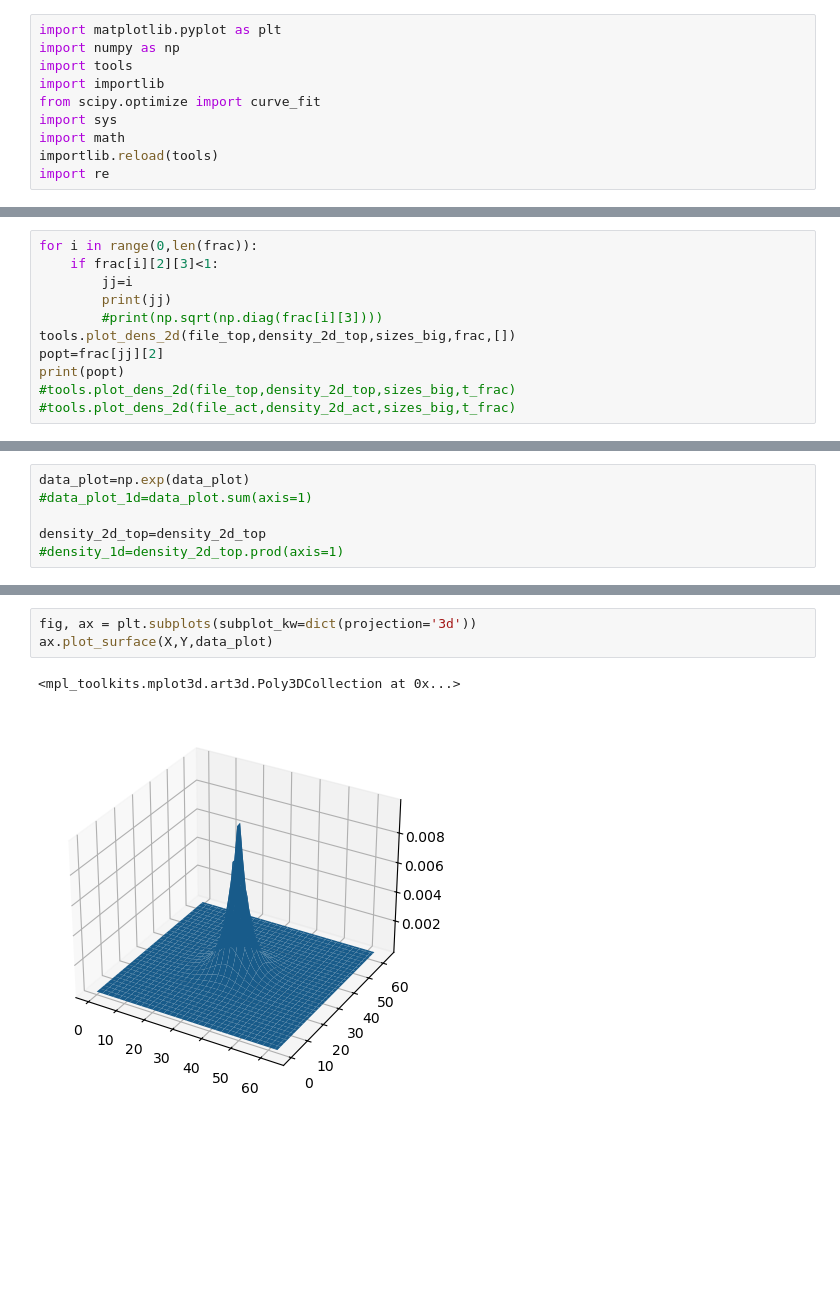
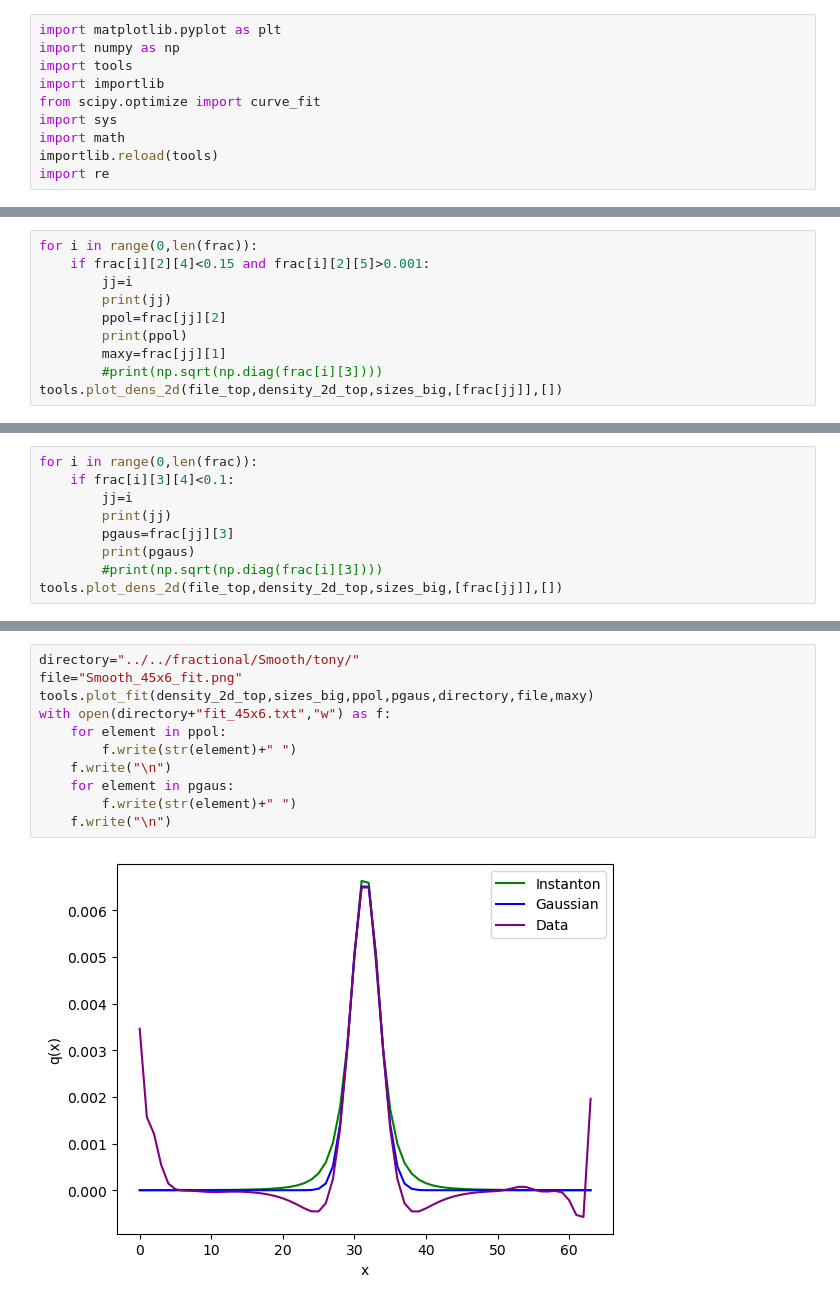
Before and after one commit to Ivan-Soler/AFM, a Jupyter notebook: GF/Fit_inst.ipynb, the cells around one changed output, grey strips where cells are left out. Drawn from its saved outputs; the diff is of its cells as text; blank space fills up the shorter version.

Commit message:
Corrected fitting to Tony's Smooth configuration

```diff
--- a/GF/Fit_inst.ipynb
+++ b/GF/Fit_inst.ipynb
@@ -42,0 +31,10 @@ frac[1][3]
+# %%
+for i in range(0,len(frac)):
+    if frac[i][2][4]<0.15 and frac[i][2][5]>0.001:
+        jj=i
+        print(jj)
+        ppol=frac[jj][2]
+        print(ppol)
+        maxy=frac[jj][1]
+        #print(np.sqrt(np.diag(frac[i][3])))
+tools.plot_dens_2d(file_top,density_2d_top,sizes_big,[frac[jj]],[])
@@ -43,12 +45,10 @@ frac[1][3]
 # %%
 for i in range(0,len(frac)):
-    if frac[i][2][3]<1:
+    if frac[i][3][4]<0.1:
         jj=i
         print(jj)
+        pgaus=frac[jj][3]
+        print(pgaus)
         #print(np.sqrt(np.diag(frac[i][3])))
-tools.plot_dens_2d(file_top,density_2d_top,sizes_big,frac,[])
-popt=frac[jj][2]
-print(popt)
-#tools.plot_dens_2d(file_top,density_2d_top,sizes_big,t_frac)
-#tools.plot_dens_2d(file_act,density_2d_act,sizes_big,t_frac)
+tools.plot_dens_2d(file_top,density_2d_top,sizes_big,[frac[jj]],[])
 # %% [output]
@@ -84,6 +57,0 @@ for i in range(0,sizes_big[0]):
-# %%
-data_plot=np.exp(data_plot)
-#data_plot_1d=data_plot.sum(axis=1)
-
-density_2d_top=density_2d_top
-#density_1d=density_2d_top.prod(axis=1)
@@ -126,6 +58,13 @@ ax.plot_surface(X,Y,density_2d_top)
-# %%
-fig, ax = plt.subplots(subplot_kw=dict(projection='3d'))
-ax.plot_surface(X,Y,data_plot)
-# %% [output]
-<mpl_toolkits.mplot3d.art3d.Poly3DCollection at 0x...>
-[figure, removed]
+# %%
+directory="../../fractional/Smooth/tony/"
+file="Smooth_45x6_fit.png"
+tools.plot_fit(density_2d_top,sizes_big,ppol,pgaus,directory,file,maxy)
+with open(directory+"fit_45x6.txt","w") as f:
+    for element in ppol:
+        f.write(str(element)+" ")
+    f.write("\n")
+    for element in pgaus:
+        f.write(str(element)+" ")
+    f.write("\n")
+# %% [output]
+[figure, added]
```
Also changed, not shown: parts of 12 cells of this notebook.
